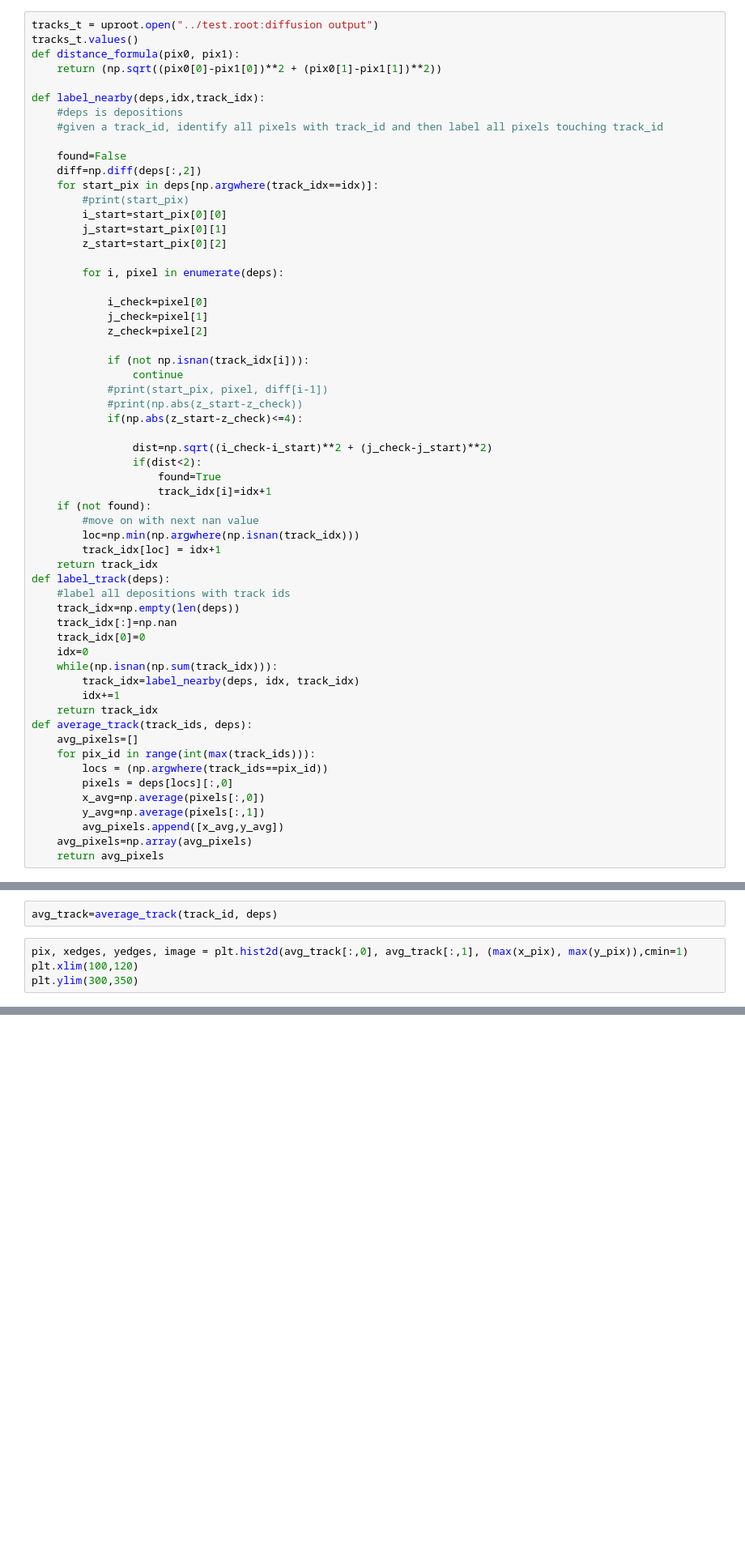
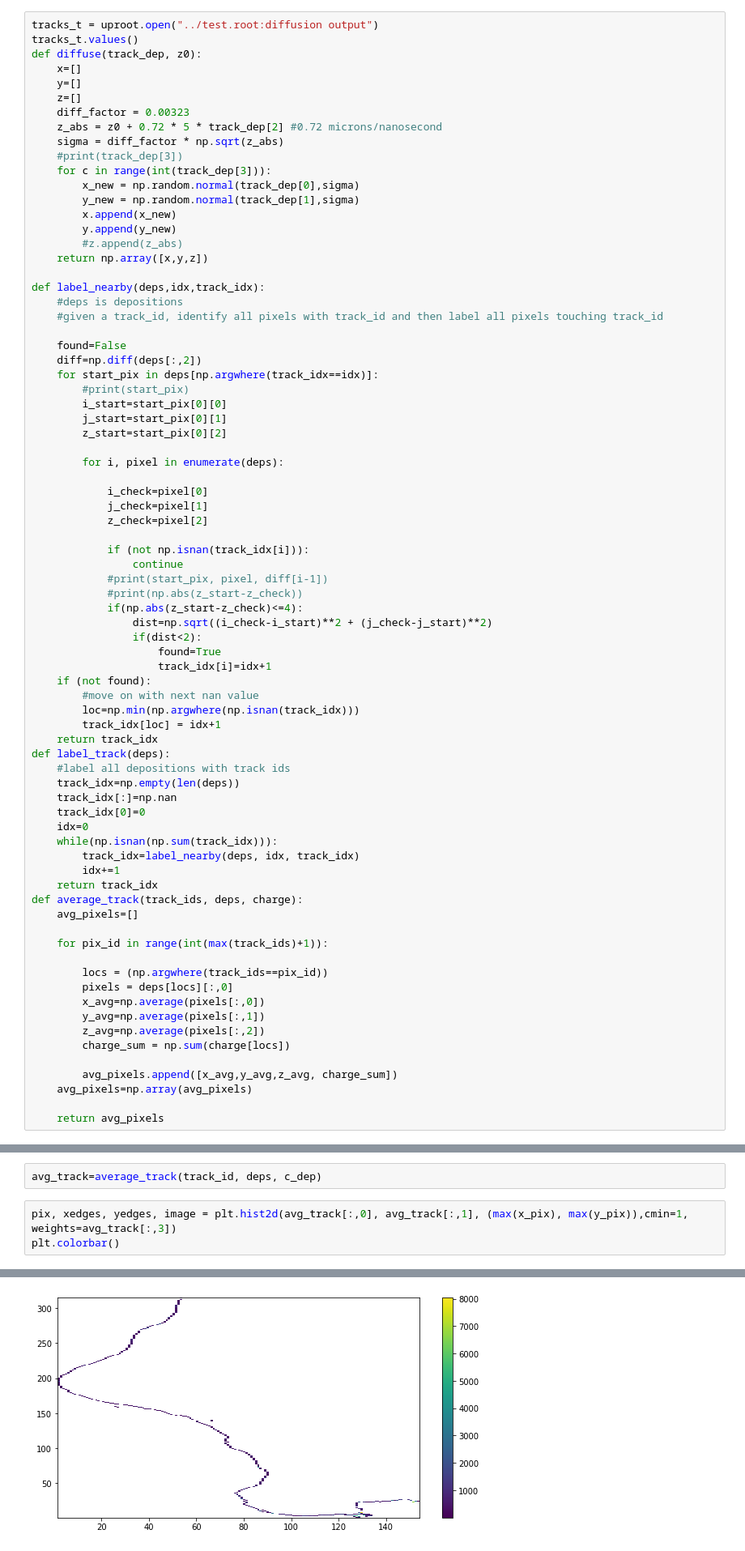
Before and after one commit to harryxni/detector_sim, a Jupyter notebook: analysis/reconstruction.ipynb, the cells around one changed output, grey strips where cells are left out. Shown at 81% size. Cells and saved outputs as stored; diff of their text form; blank space fills up the shorter version.

```diff
--- a/analysis/reconstruction.ipynb
+++ b/analysis/reconstruction.ipynb
@@ -6,8 +6,21 @@ import matplotlib.pyplot as plt
 # %%
 tracks_t = uproot.open("../test.root:diffusion output")
 tracks_t.values()
-def distance_formula(pix0, pix1):
-    return (np.sqrt((pix0[0]-pix1[0])**2 + (pix0[1]-pix1[1])**2))
+def diffuse(track_dep, z0):
+    x=[]
+    y=[]
+    z=[]
+    diff_factor = 0.00323
+    z_abs = z0 + 0.72 * 5 * track_dep[2] #0.72 microns/nanosecond
+    sigma = diff_factor * np.sqrt(z_abs)
+    #print(track_dep[3])
+    for c in range(int(track_dep[3])):
+        x_new = np.random.normal(track_dep[0],sigma)
+        y_new = np.random.normal(track_dep[1],sigma)
+        x.append(x_new)
+        y.append(y_new)
+        #z.append(z_abs)
+    return np.array([x,y,z])
 
 def label_nearby(deps,idx,track_idx):
     #deps is depositions
@@ -32,7 +45,6 @@ def label_nearby(deps,idx,track_idx):
             #print(start_pix, pixel, diff[i-1])
             #print(np.abs(z_start-z_check))
             if(np.abs(z_start-z_check)<=4):
-
                 dist=np.sqrt((i_check-i_start)**2 + (j_check-j_start)**2)
                 if(dist<2):
                     found=True
@@ -52,14 +64,20 @@ def label_track(deps):
         track_idx=label_nearby(deps, idx, track_idx)
         idx+=1
     return track_idx
-def average_track(track_ids, deps):
+def average_track(track_ids, deps, charge):
     avg_pixels=[]
-    for pix_id in range(int(max(track_ids))):
+
+    for pix_id in range(int(max(track_ids)+1)):
+
         locs = (np.argwhere(track_ids==pix_id))
         pixels = deps[locs][:,0]
         x_avg=np.average(pixels[:,0])
         y_avg=np.average(pixels[:,1])
-        avg_pixels.append([x_avg,y_avg])
+        z_avg=np.average(pixels[:,2])
+        charge_sum = np.sum(charge[locs])
+
+        avg_pixels.append([x_avg,y_avg,z_avg, charge_sum])
     avg_pixels=np.array(avg_pixels)
+
     return avg_pixels
 # %%
@@ -91,9 +111,8 @@ track_idx[0]=0
 idx=0
 track_id=label_track(deps)
 # %%
-avg_track=average_track(track_id, deps)
+avg_track=average_track(track_id, deps, c_dep)
 # %%
-pix, xedges, yedges, image = plt.hist2d(avg_track[:,0], avg_track[:,1], (max(x_pix), max(y_pix)),cmin=1)
-plt.xlim(100,120)
-plt.ylim(300,350)
+pix, xedges, yedges, image = plt.hist2d(avg_track[:,0], avg_track[:,1], (max(x_pix), max(y_pix)),cmin=1, weights=avg_track[:,3])
+plt.colorbar()
 # %% [output]
@@ -100,0 +120 @@ plt.ylim(300,350)
+[figure, added]
```
Also changed, not shown: parts of 8 cells of this notebook.
